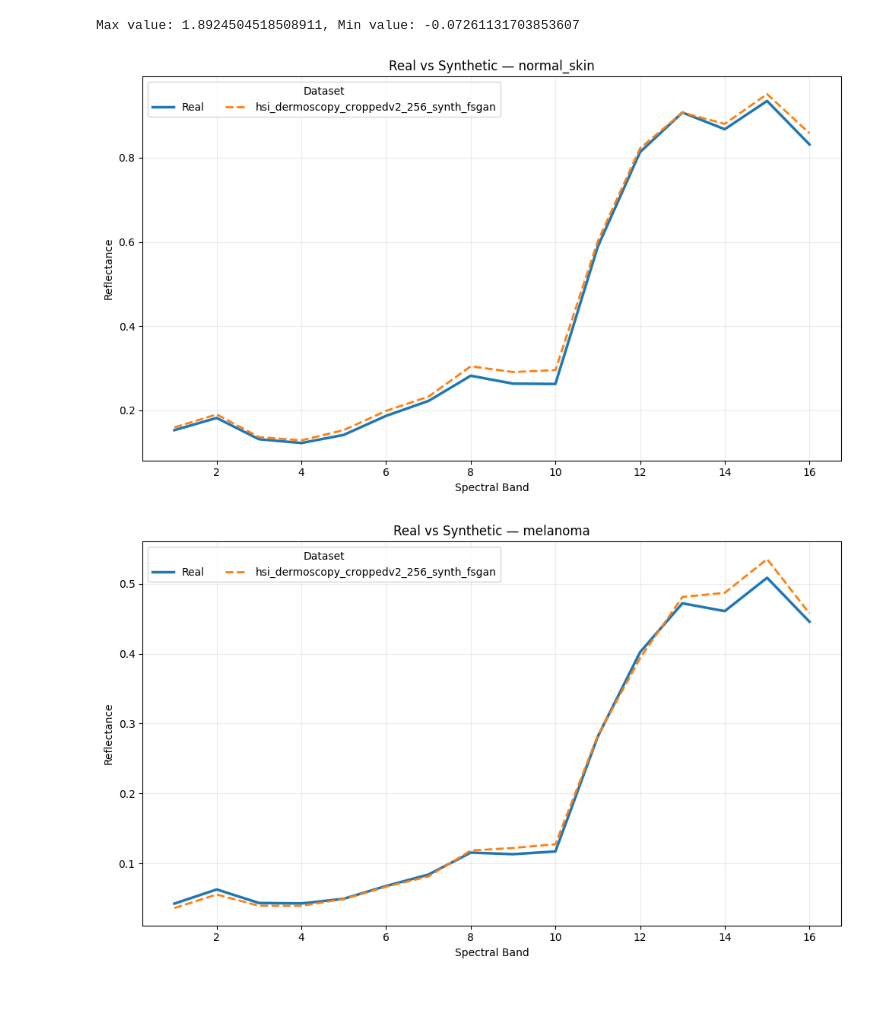
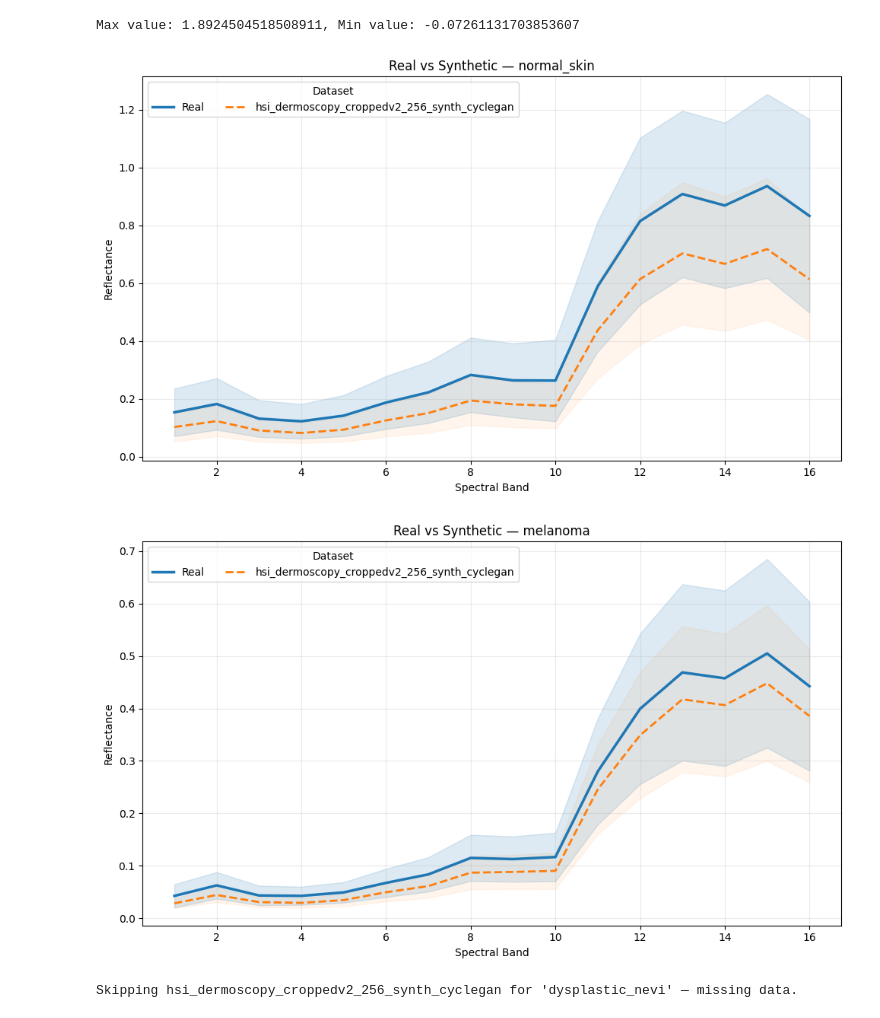
Before and after one commit to teaching-FEEC/dgm-2025.2, a Jupyter notebook: projects/hyperskin/notebooks/mask_exploration.ipynb, the cells around one changed output. Drawn from its saved outputs; the diff is of its cells as text; code cells hidden in the pictures.

```diff
--- a/projects/hyperskin/notebooks/mask_exploration.ipynb
+++ b/projects/hyperskin/notebooks/mask_exploration.ipynb
@@ -25,7 +25,7 @@ from src.data_modules.hsi_dermoscopy import HSIDermoscopyDataModule
 from src.data_modules.datasets.hsi_dermoscopy_dataset import HSIDermoscopyTask
 from src.data_modules.datasets.hsi_dermoscopy_dataset import HSIDermoscopyDataset
 # %%
-data_module = HSIDermoscopyDataModule(data_dir="../data/hsi_dermoscopy",
+data_module = HSIDermoscopyDataModule(data_dir="../data/hsi_dermoscopy_croppedv2_256_with_masks",
     task=HSIDermoscopyTask.CLASSIFICATION_ALL_CLASSES,
                                       train_val_test_split=[.70, .15, .15],
                                       batch_size=8,
@@ -90,5 +94,5 @@ Robust Max (99th) per channel: [0.54412806 0.5655254  0.42070487 0.39190948 0.45
 # %%
-data_module = HSIDermoscopyDataModule(data_dir="../data/hsi_dermoscopy",
+data_module = HSIDermoscopyDataModule(data_dir="../data/hsi_dermoscopy_croppedv2_256_with_masks",
     task=HSIDermoscopyTask.SEGMENTATION,
                                       train_val_test_split=[.70, .15, .15],
                                       batch_size=16,
@@ -676,7 +679,7 @@ synth_styles = [
 ]
 
 # 4) Optional display of ±1 std bands
-show_std = False
+show_std = True
 
 # 5) Helper to make legend names cleaner
 def display_name(key: str) -> str:
@@ -785,7 +788,7 @@ def plot_each_class_sep_consistent_style(
 # Pseudocode for computing synth_stats per dataset_dir using your current approach
 def compute_synth_stats_for_dir(data_dir, use_tqdm=True):
     dataset = HSIDermoscopyDataset(
-        task=HSIDermoscopyTask.GENERATION, data_dir=data_dir, force_create_df=True, save_labels_df=False
+        task=HSIDermoscopyTask.CLASSIFICATION_ALL_CLASSES, data_dir=data_dir, force_create_df=True, save_labels_df=False
     )
     inverse_labels_map = {v: k for k, v in dataset.labels_map.items()}
     spectra_by_label = {}
@@ -813,34 +816,35 @@ def compute_synth_stats_for_dir(data_dir, use_tqdm=True):
             normal_spectrum = image[normal_skin_mask].mean(axis=0)
             spectra_by_label.setdefault("normal_skin", []).append(normal_spectrum)
 
     synth_stats = {}
     for label_name, spectra in spectra_by_label.items():
         arr = np.array(spectra)
         synth_stats[label_name] = {
             "mean": np.mean(arr, axis=0),
             "std": np.std(arr, axis=0),
         }
     return synth_stats
 
 # Define which synthetic dirs to compare
 synth_dirs = [
-    "../data/hsi_dermoscopy_croppedv2_256_synth_fsgan",
+    "../data/hsi_dermoscopy_croppedv2_256_synth_cyclegan",
     # "../data/hsi_dermoscopy_cropped_synth",
     # "../data/hsi_dermoscopy_cropped_synth_fsgan",
 ]
 
-stats = compute_synth_stats_for_dir("../data/hsi_dermoscopy_croppedv2_256")
+stats = compute_synth_stats_for_dir("../data/hsi_dermoscopy_croppedv2_256_with_masks")
 
 # Build the map
 synth_stats_map = {d: compute_synth_stats_for_dir(d, use_tqdm=True) for d in synth_dirs}
 
 # Finally, plot
 plot_each_class_sep_consistent_style(
     labels=labels_to_compare,
     real_stats=stats,
     synth_stats_map=synth_stats_map,
     show_std=show_std,
 )
 # %% [output]
-[figure, old version]
+[figure, new version]
-[figure, old version]
+[figure, new version]
+Skipping hsi_dermoscopy_croppedv2_256_synth_cyclegan for 'dysplastic_nevi' — missing data.
```
Also changed, not shown: parts of 10 cells of this notebook, 12 other files.
